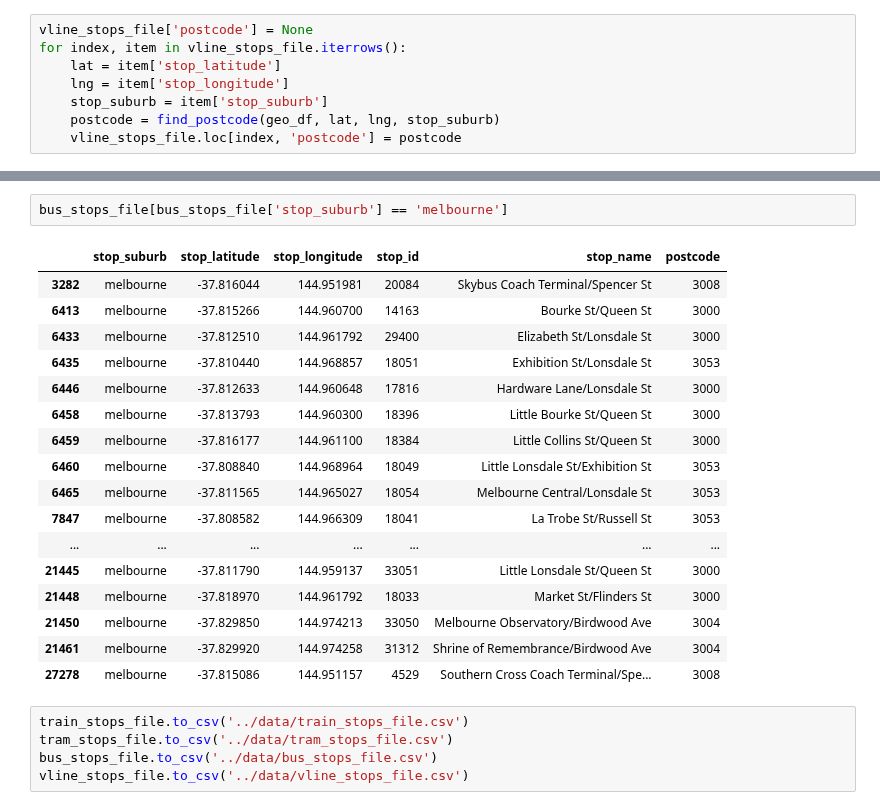
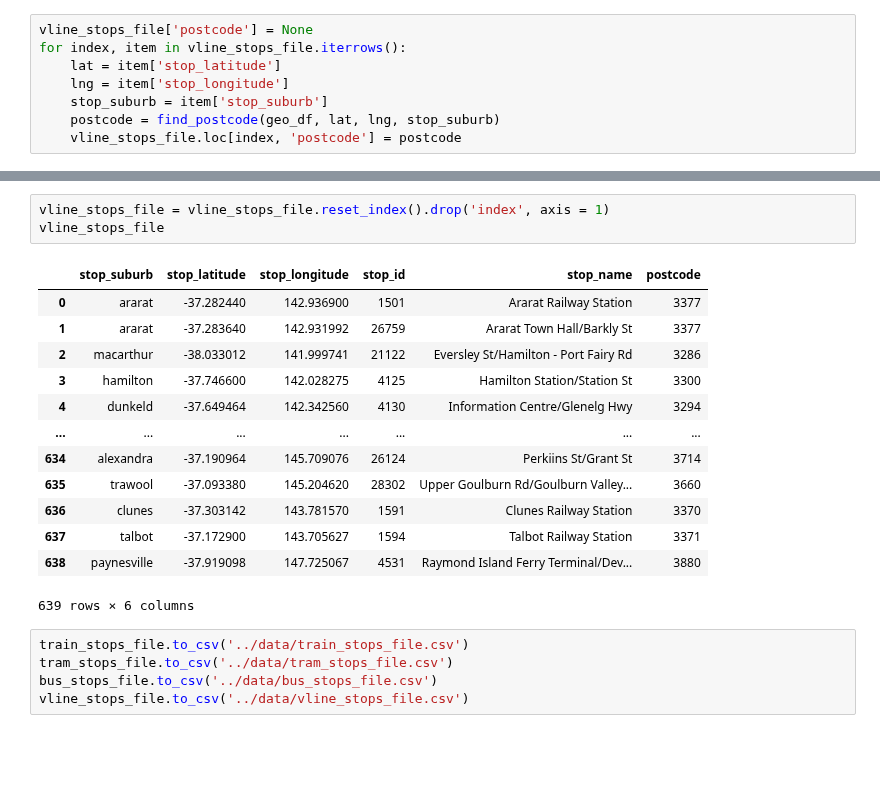
Before and after one commit to MAST30034-Applied-Data-Science/generic-real-estate-consulting-project-group-12, a Jupyter notebook: notebooks/get_ptv.ipynb, the cells around one changed output, grey strips where cells are left out. Drawn from its saved outputs; the diff is of its cells as text; blank space fills up the shorter version.

```diff
--- a/notebooks/get_ptv.ipynb
+++ b/notebooks/get_ptv.ipynb
@@ -318,23 +295,20 @@ vline_stops_file
-# %%
-bus_stops_file[bus_stops_file['stop_suburb'] == 'melbourne']
-# %% [output]
-|  | stop_suburb | stop_latitude | stop_longitude | stop_id | stop_name | postcode |
-| 3282 | melbourne | -37.816044 | 144.951981 | 20084 | Skybus Coach Terminal/Spencer St | 3008 |
-| 6413 | melbourne | -37.815266 | 144.960700 | 14163 | Bourke St/Queen St | 3000 |
-| 6433 | melbourne | -37.812510 | 144.961792 | 29400 | Elizabeth St/Lonsdale St | 3000 |
-| 6435 | melbourne | -37.810440 | 144.968857 | 18051 | Exhibition St/Lonsdale St | 3053 |
-| 6446 | melbourne | -37.812633 | 144.960648 | 17816 | Hardware Lane/Lonsdale St | 3000 |
-| 6458 | melbourne | -37.813793 | 144.960300 | 18396 | Little Bourke St/Queen St | 3000 |
-| 6459 | melbourne | -37.816177 | 144.961100 | 18384 | Little Collins St/Queen St | 3000 |
-| 6460 | melbourne | -37.808840 | 144.968964 | 18049 | Little Lonsdale St/Exhibition St | 3053 |
-| 6465 | melbourne | -37.811565 | 144.965027 | 18054 | Melbourne Central/Lonsdale St | 3053 |
-| 7847 | melbourne | -37.808582 | 144.966309 | 18041 | La Trobe St/Russell St | 3053 |
-| ... | ... | ... | ... | ... | ... | ... |
-| 21445 | melbourne | -37.811790 | 144.959137 | 33051 | Little Lonsdale St/Queen St | 3000 |
-| 21448 | melbourne | -37.818970 | 144.961792 | 18033 | Market St/Flinders St | 3000 |
-| 21450 | melbourne | -37.829850 | 144.974213 | 33050 | Melbourne Observatory/Birdwood Ave | 3004 |
-| 21461 | melbourne | -37.829920 | 144.974258 | 31312 | Shrine of Remembrance/Birdwood Ave | 3004 |
-| 27278 | melbourne | -37.815086 | 144.951157 | 4529 | Southern Cross Coach Terminal/Spe... | 3008 |
+# %%
+vline_stops_file = vline_stops_file.reset_index().drop('index', axis = 1)
+vline_stops_file
+# %% [output]
+|  | stop_suburb | stop_latitude | stop_longitude | stop_id | stop_name | postcode |
+| 0 | ararat | -37.282440 | 142.936900 | 1501 | Ararat Railway Station | 3377 |
+| 1 | ararat | -37.283640 | 142.931992 | 26759 | Ararat Town Hall/Barkly St | 3377 |
+| 2 | macarthur | -38.033012 | 141.999741 | 21122 | Eversley St/Hamilton - Port Fairy Rd | 3286 |
+| 3 | hamilton | -37.746600 | 142.028275 | 4125 | Hamilton Station/Station St | 3300 |
+| 4 | dunkeld | -37.649464 | 142.342560 | 4130 | Information Centre/Glenelg Hwy | 3294 |
+| ... | ... | ... | ... | ... | ... | ... |
+| 634 | alexandra | -37.190964 | 145.709076 | 26124 | Perkiins St/Grant St | 3714 |
+| 635 | trawool | -37.093380 | 145.204620 | 28302 | Upper Goulburn Rd/Goulburn Valley... | 3660 |
+| 636 | clunes | -37.303142 | 143.781570 | 1591 | Clunes Railway Station | 3370 |
+| 637 | talbot | -37.172900 | 143.705627 | 1594 | Talbot Railway Station | 3371 |
+| 638 | paynesville | -37.919098 | 147.725067 | 4531 | Raymond Island Ferry Terminal/Dev... | 3880 |
+639 rows × 6 columns
 # %%
 train_stops_file.to_csv('../data/train_stops_file.csv')
 tram_stops_file.to_csv('../data/tram_stops_file.csv')
```
Also changed, not shown: parts of 8 cells of this notebook.
